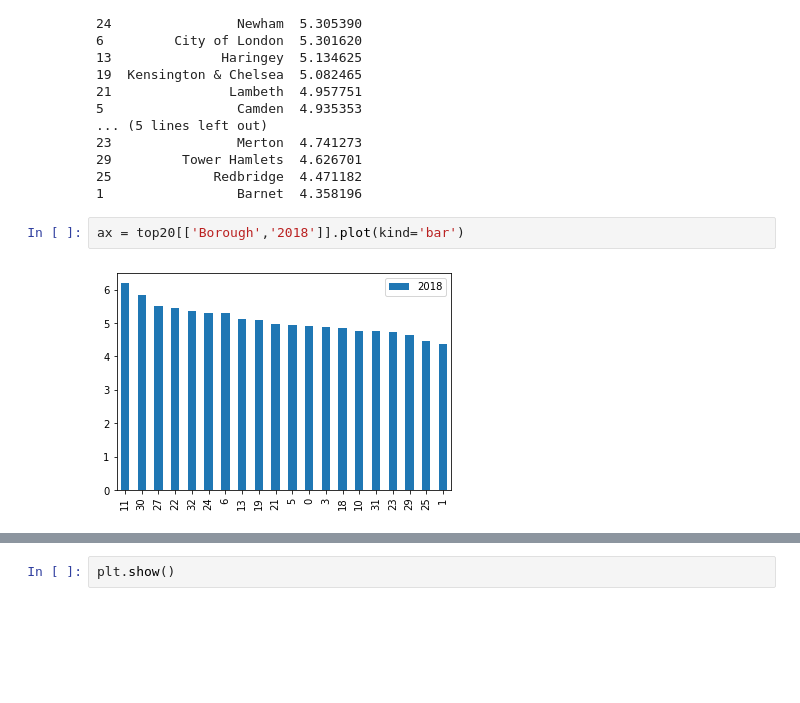
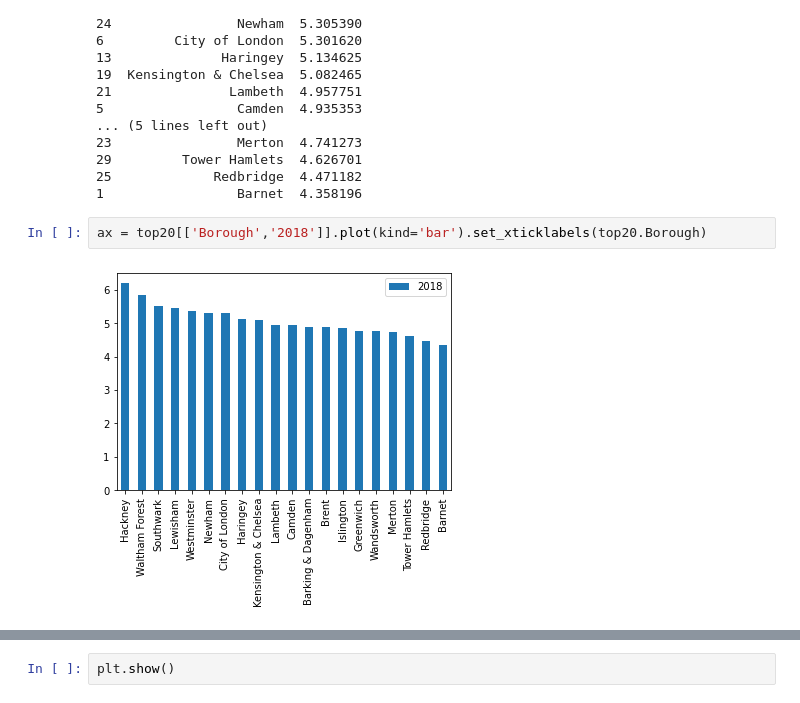
Before and after one commit to stevepereira91/Springboard-Coursework, a Jupyter notebook: LondonCase.ipynb, the cells around one changed output, grey strips where cells are left out. Cells and saved outputs as stored; diff of their text form; blank space fills up the shorter version.

```diff
--- a/LondonCase.ipynb
+++ b/LondonCase.ipynb
@@ -581,6 +633,6 @@ print(top20)
 25             Redbridge  4.471182
 1                 Barnet  4.358196
 # %%
-ax = top20[['Borough','2018']].plot(kind='bar')
+ax = top20[['Borough','2018']].plot(kind='bar').set_xticklabels(top20.Borough)
 # %% [output]
-[figure, old version]
+[figure, new version]
```
Also changed, not shown: parts of 4 cells of this notebook.
